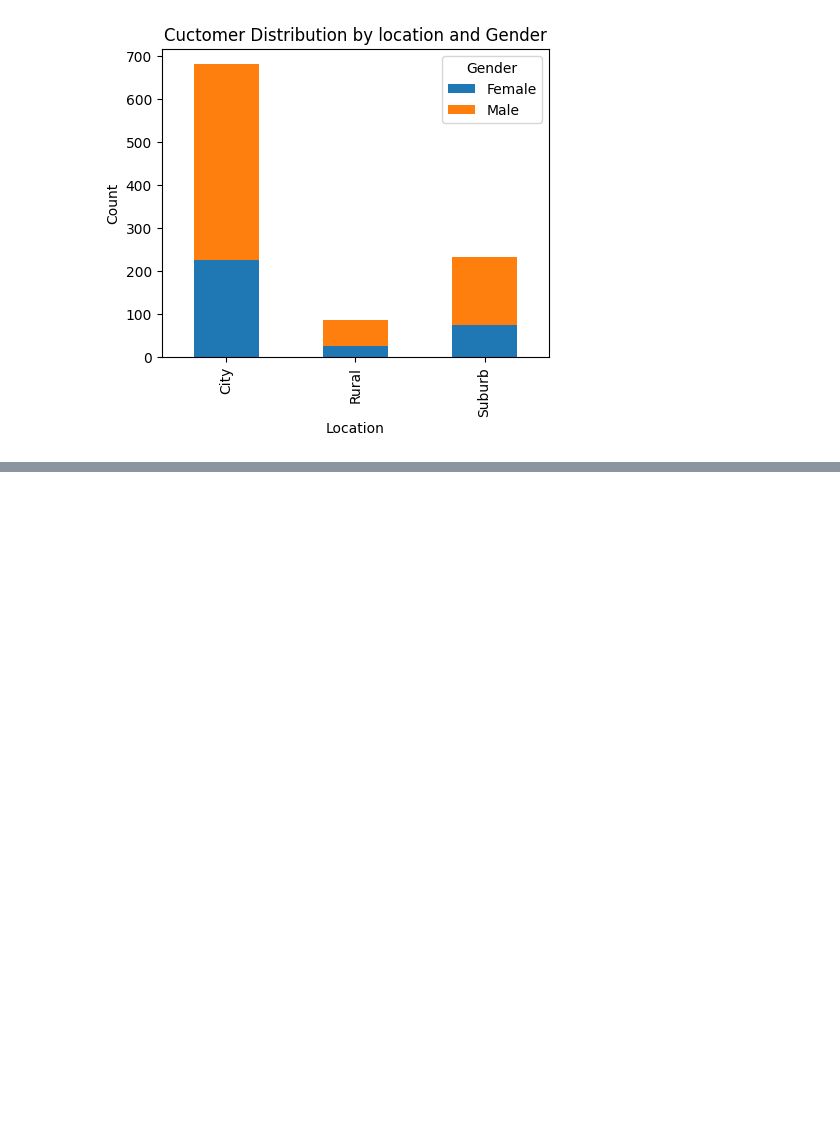
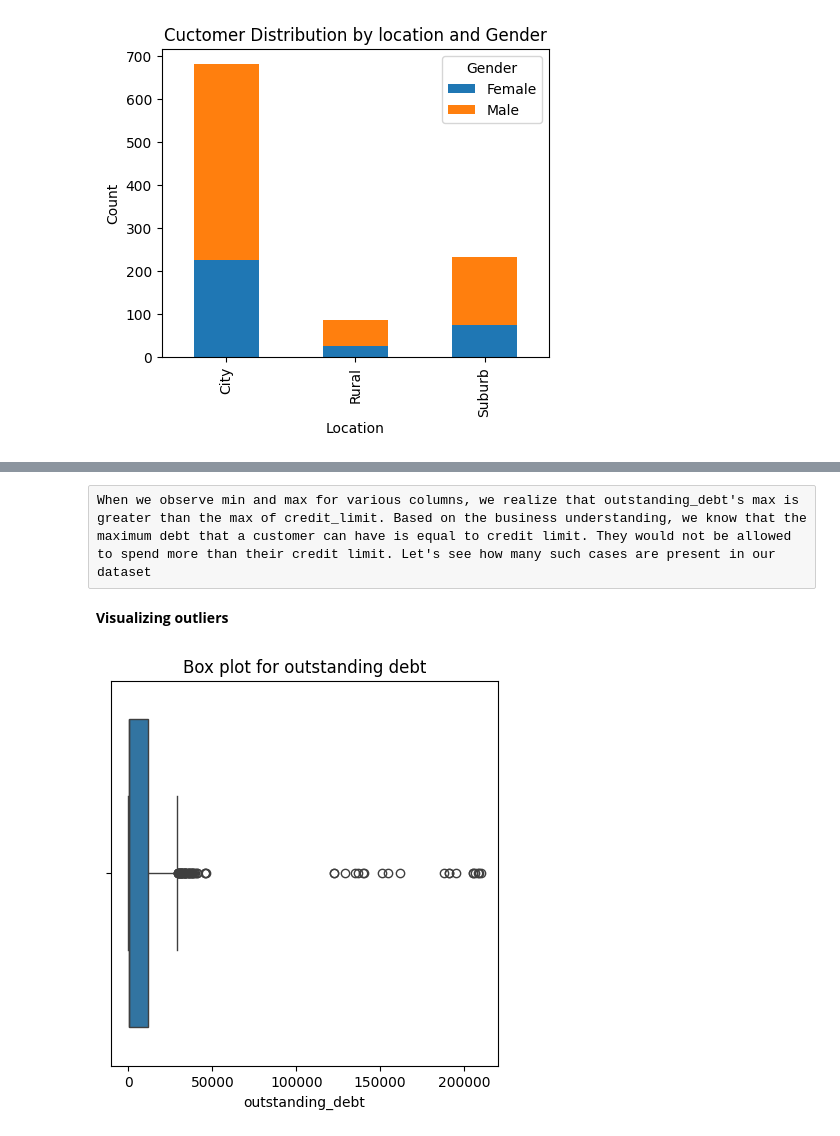
Before and after one commit to prashanty/Atliqo-Bank-CreditCard-Project, a Jupyter notebook: Phase1_Atliqo_bank_project.ipynb, the cells around one changed output, grey strips where cells are left out. Cells and saved outputs as stored; diff of their text form; code cells hidden in the pictures; blank space fills up the shorter version.

```diff
--- a/Phase1_Atliqo_bank_project.ipynb
+++ b/Phase1_Atliqo_bank_project.ipynb
@@ -528,0 +652,9 @@ plt.show()
+# %%
+# Define bin ranges
+bin_ranges = [300, 450, 500, 550, 600, 650, 700, 750, 800]
+
+# Create labels for the bins
+bin_labels = [f'{start}-{end-1}' for start, end in zip(bin_ranges, bin_ranges[1:])]
+
+# Use pd.cut to assign data to bins
+df_cs_clean_1['credit_score_range'] = pd.cut(df_cs_clean_1['credit_score'], bins=bin_ranges, labels=bin_labels, include_lowest=True, right=False)
@@ -528,0 +706,7 @@ plt.show()
+# %%
+# Here we have used agg and a lambda function to find the mode
+# and reset_index func to convert panda series into a DataFrame
+# We calculated mode dataframe
+
+mode_df = df_cs_clean_1.groupby("credit_score_range")["credit_limit"].agg(lambda x: x.mode().iloc[0]).reset_index()
+mode_df
@@ -528,0 +730,4 @@ plt.show()
+# %%
+# Merge the mode values back with the original DataFrame
+df_cs_clean_2 = pd.merge(df_cs_clean_1, mode_df, on='credit_score_range', suffixes=("", "_mode"))
+df_cs_clean_2.sample(3)
@@ -528,0 +750,5 @@ plt.show()
+# %%
+df_cs_clean_3 = df_cs_clean_2.copy()
+
+df_cs_clean_3['credit_limit'].fillna(df_cs_clean_3['credit_limit_mode'], inplace=True)
+df_cs_clean_3.shape
@@ -528,0 +801,11 @@ plt.show()
+# %% [raw]
+When we observe min and max for various columns, we realize that outstanding_debt's max is greater than the max of credit_limit. Based on the business understanding, we know that the maximum debt that a customer can have is equal to credit limit. They would not be allowed to spend more than their credit limit. Let's see how many such cases are present in our dataset
+# %% [markdown]
+**Visualizing outliers**
+# %%
+plt.figure(figsize=(5, 5))
+sns.boxplot(x=df_cs_clean_3.outstanding_debt)
+plt.title('Box plot for outstanding debt')
+plt.show()
+# %% [output]
+[figure, added]
```
Also changed, not shown: parts of 62 cells of this notebook.
